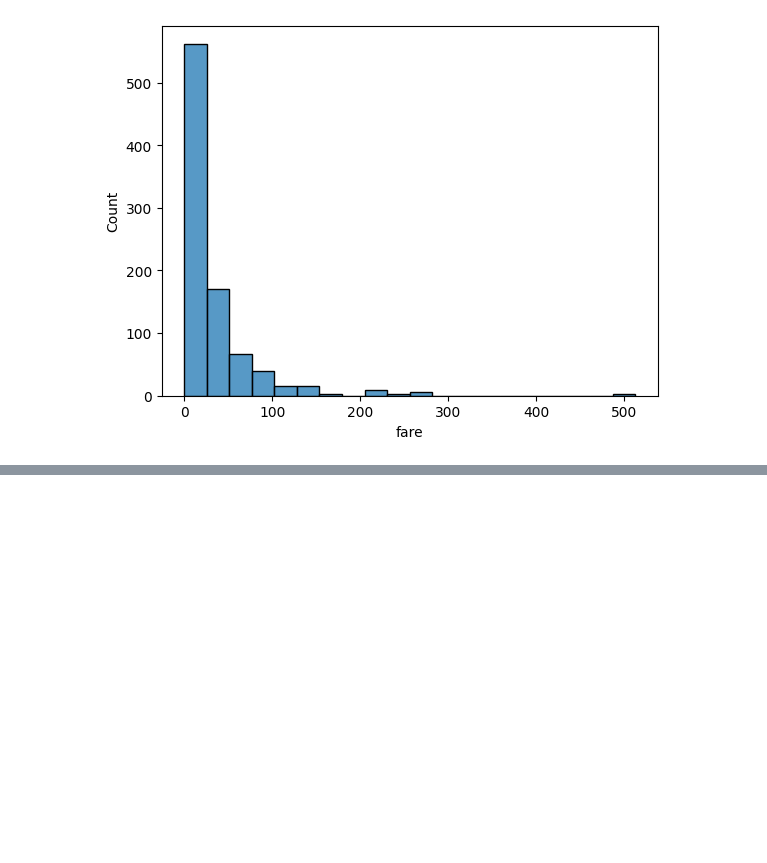
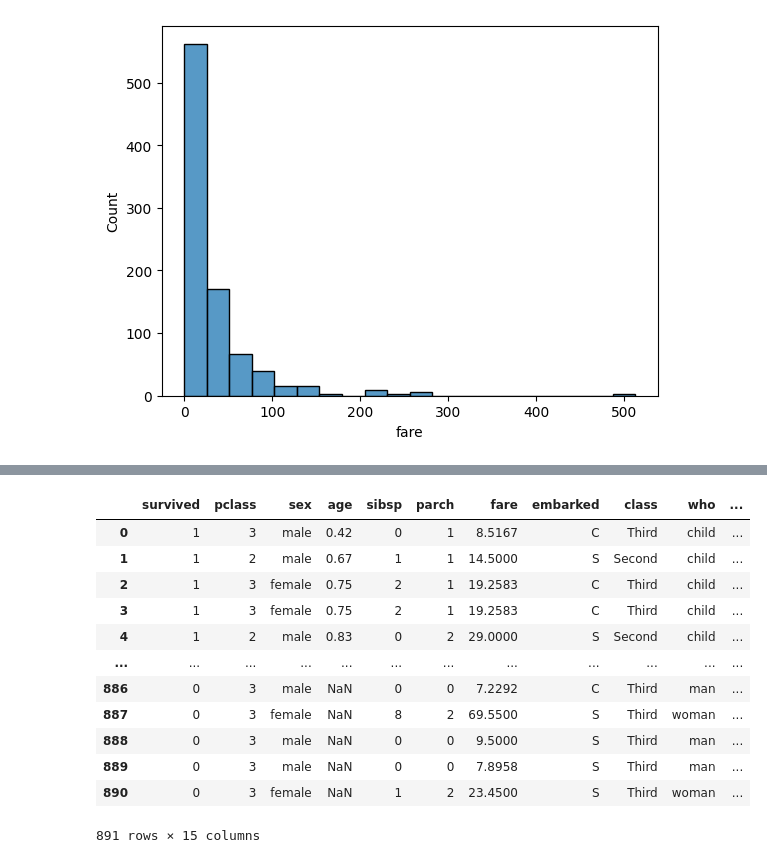
Before and after one commit to Sudhanshugupta26/pandas_code, a Jupyter notebook: pandas2.ipynb, the cells around one changed output, grey strips where cells are left out. Cells and saved outputs as stored; diff of their text form; code cells hidden in the pictures; blank space fills up the shorter version.

```diff
--- a/pandas2.ipynb
+++ b/pandas2.ipynb
@@ -38,0 +59,16 @@ sns.histplot(df,x="fare",bins=20)
+# %%
+df2.reset_index(drop=True)
+# %% [output]
+|  | survived | pclass | sex | age | sibsp | parch | fare | embarked | class | who | ... |
+| 0 | 1 | 3 | male | 0.42 | 0 | 1 | 8.5167 | C | Third | child | ... |
+| 1 | 1 | 2 | male | 0.67 | 1 | 1 | 14.5000 | S | Second | child | ... |
+| 2 | 1 | 3 | female | 0.75 | 2 | 1 | 19.2583 | C | Third | child | ... |
+| 3 | 1 | 3 | female | 0.75 | 2 | 1 | 19.2583 | C | Third | child | ... |
+| 4 | 1 | 2 | male | 0.83 | 0 | 2 | 29.0000 | S | Second | child | ... |
+| ... | ... | ... | ... | ... | ... | ... | ... | ... | ... | ... | ... |
+| 886 | 0 | 3 | male | NaN | 0 | 0 | 7.2292 | C | Third | man | ... |
+| 887 | 0 | 3 | female | NaN | 8 | 2 | 69.5500 | S | Third | woman | ... |
+| 888 | 0 | 3 | male | NaN | 0 | 0 | 9.5000 | S | Third | man | ... |
+| 889 | 0 | 3 | male | NaN | 0 | 0 | 7.8958 | S | Third | man | ... |
+| 890 | 0 | 3 | female | NaN | 1 | 2 | 23.4500 | S | Third | woman | ... |
+891 rows × 15 columns
```
Also changed, not shown: parts of 5 cells of this notebook.
